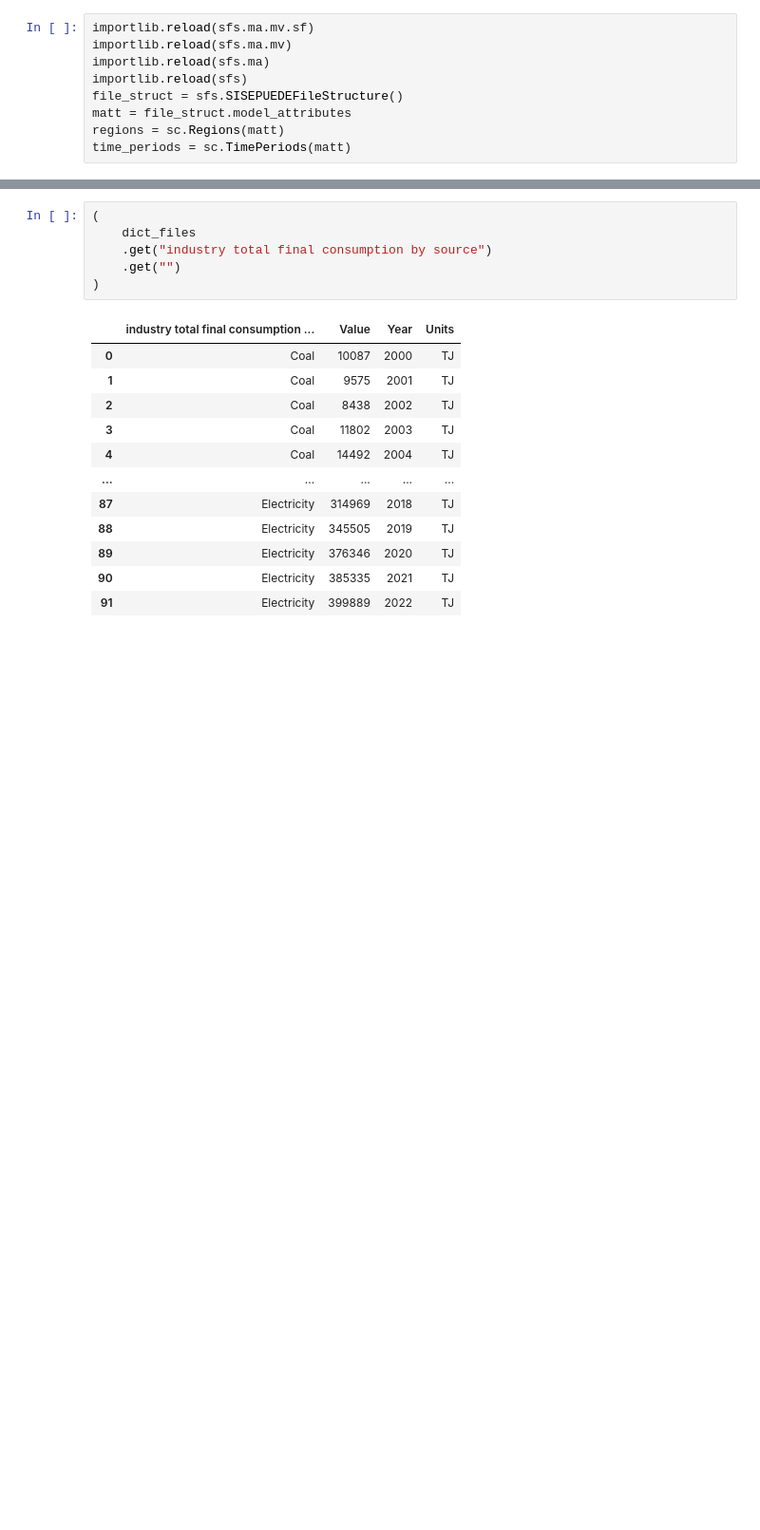
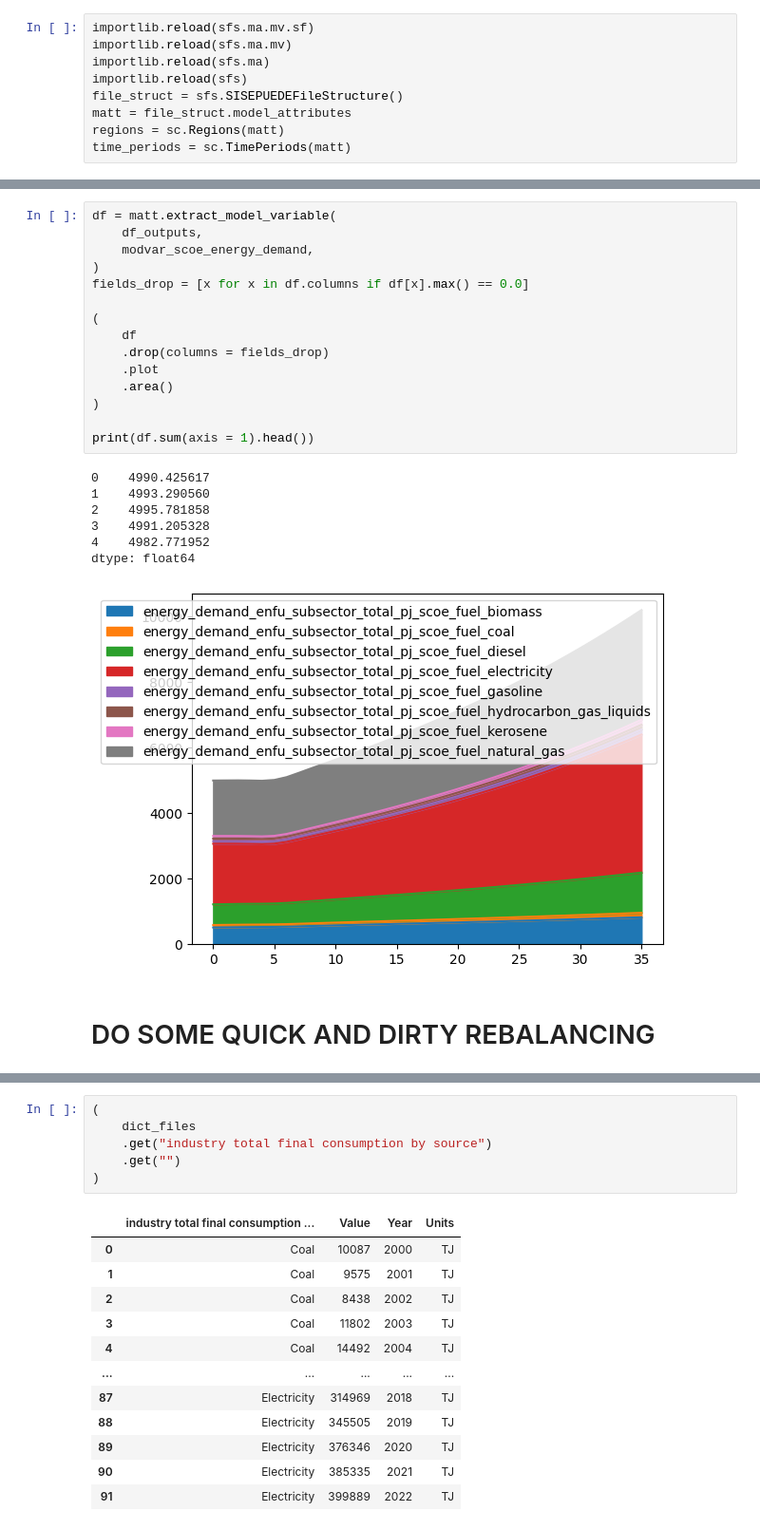
Before and after one commit to jcsyme/sisepuede_region_nbs, a Jupyter notebook: iran/iran_data_modifications.ipynb, the cells around one changed output, grey strips where cells are left out. Shown at 95% size. Drawn from its saved outputs; the diff is of its cells as text; blank space fills up the shorter version.

```diff
--- a/iran/iran_data_modifications.ipynb
+++ b/iran/iran_data_modifications.ipynb
@@ -665,0 +927,25 @@ df_out_base = models_noelec.project(
+# %%
+df = matt.extract_model_variable(
+    df_outputs,
+    modvar_scoe_energy_demand,
+)
+fields_drop = [x for x in df.columns if df[x].max() == 0.0]
+
+(
+    df
+    .drop(columns = fields_drop)
+    .plot
+    .area()
+)
+
+print(df.sum(axis = 1).head())
+# %% [output]
+0    4990.425617
+1    4993.290560
+2    4995.781858
+3    4991.205328
+4    4982.771952
+dtype: float64
+[figure, added]
+# %% [markdown]
+# DO SOME QUICK AND DIRTY REBALANCING
```
Also changed, not shown: parts of 50 cells of this notebook, 3 other files.
